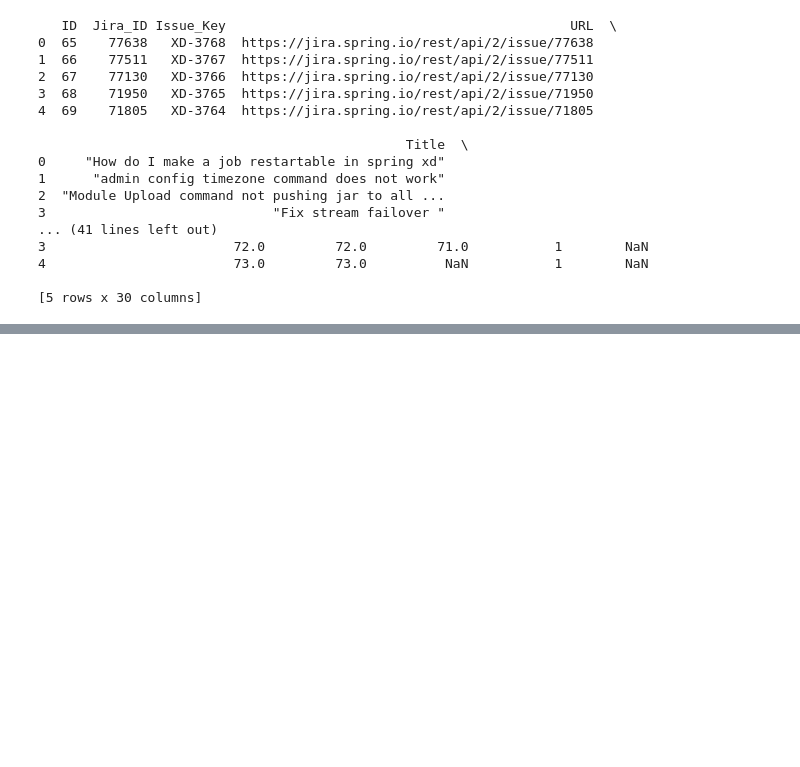
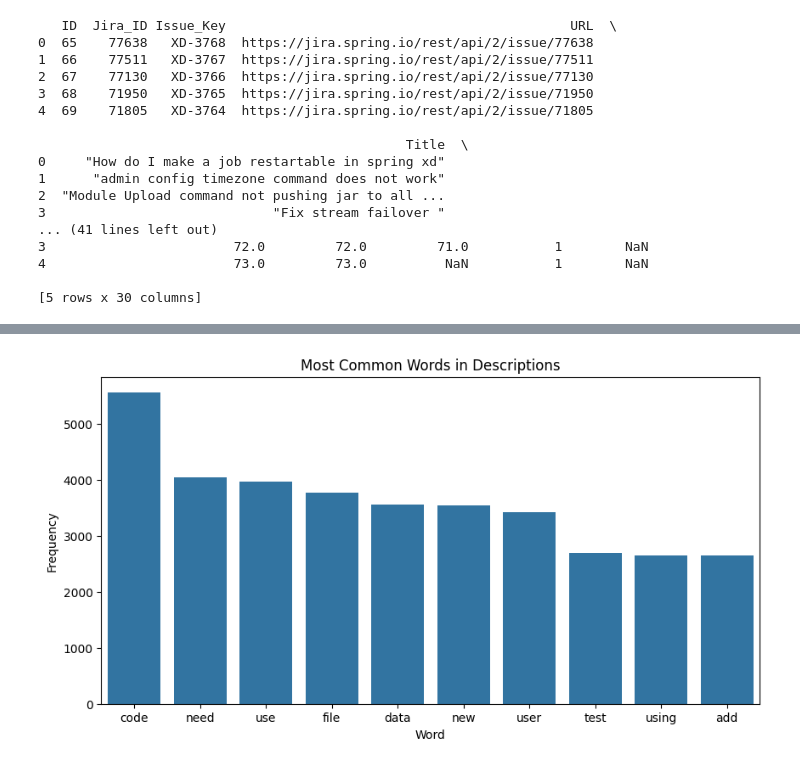
Before and after one commit to udaykirankavaturu/software-effort-estimation-using-llm, a Jupyter notebook: notebook.ipynb, the cells around one changed output, grey strips where cells are left out. Saved outputs shown, nothing was run; the diff lists cells and outputs as text; code cells hidden in the pictures; blank space fills up the shorter version.

Commit message:
data exploration steps added

```diff
--- a/notebook.ipynb
+++ b/notebook.ipynb
@@ -44,0 +297,10 @@ print(df.head())
+# %%
+# plot most common words
+common_words_df = pd.DataFrame(common_words, columns=['Word', 'Frequency'])
+
+plt.figure(figsize=(10, 5))
+sns.barplot(data=common_words_df, x='Word', y='Frequency')
+plt.title('Most Common Words in Descriptions')
+plt.show()
+# %% [output]
+[figure, added]
```
Also changed, not shown: parts of 35 cells of this notebook, 1 other file.
